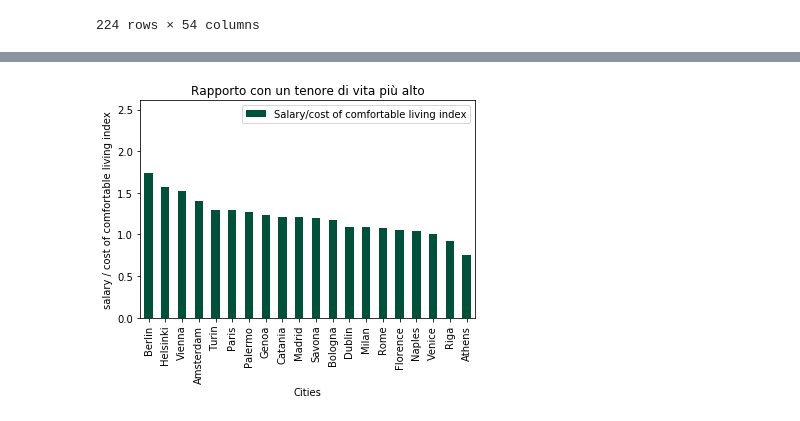
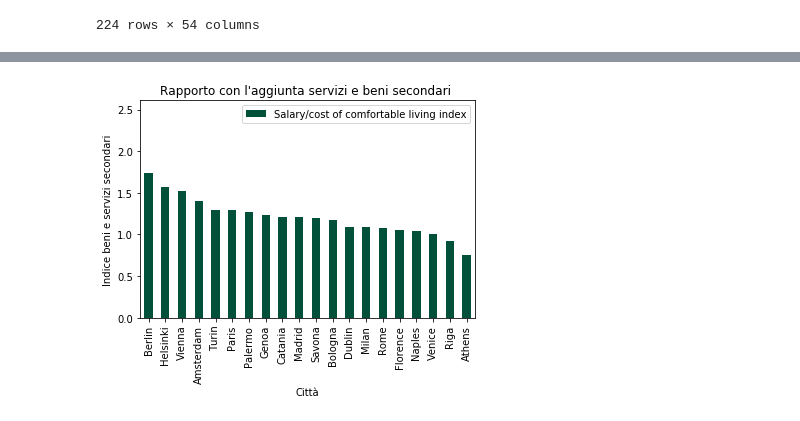
Before and after one commit to AjlaK/PROJECT-WORK, a Jupyter notebook: Europe_Cities_Cost_of_Living_Analysis .ipynb, the cells around one changed output, grey strips where cells are left out. Drawn from its saved outputs; the diff is of its cells as text; code cells hidden in the pictures.

```diff
--- a/Europe_Cities_Cost_of_Living_Analysis .ipynb
+++ b/Europe_Cities_Cost_of_Living_Analysis .ipynb
@@ -173,11 +166,11 @@ df3
 # %%
-# create histogram :on x put cities on y index
+# create bar char diagram
 
 df3=df3.sort_values(by=['Salary/cost of comfortable living index'], ascending = False)
 ax = df3.plot.bar(x='City',y='Salary/cost of comfortable living index', color= "#00503a")
-ax.set_title("Rapporto con un tenore di vita più alto")
-ax.set_ylabel('salary / cost of comfortable living index')
-ax.set_xlabel('Cities')
+ax.set_title("Rapporto con l'aggiunta servizi e beni secondari ")
+ax.set_ylabel('Indice beni e servizi secondari')
+ax.set_xlabel('Città')
 ax.margins(0.05, 0.5)
 # %% [output]
-[figure, old version]
+[figure, new version]
```
Also changed, not shown: parts of 17 cells of this notebook.
